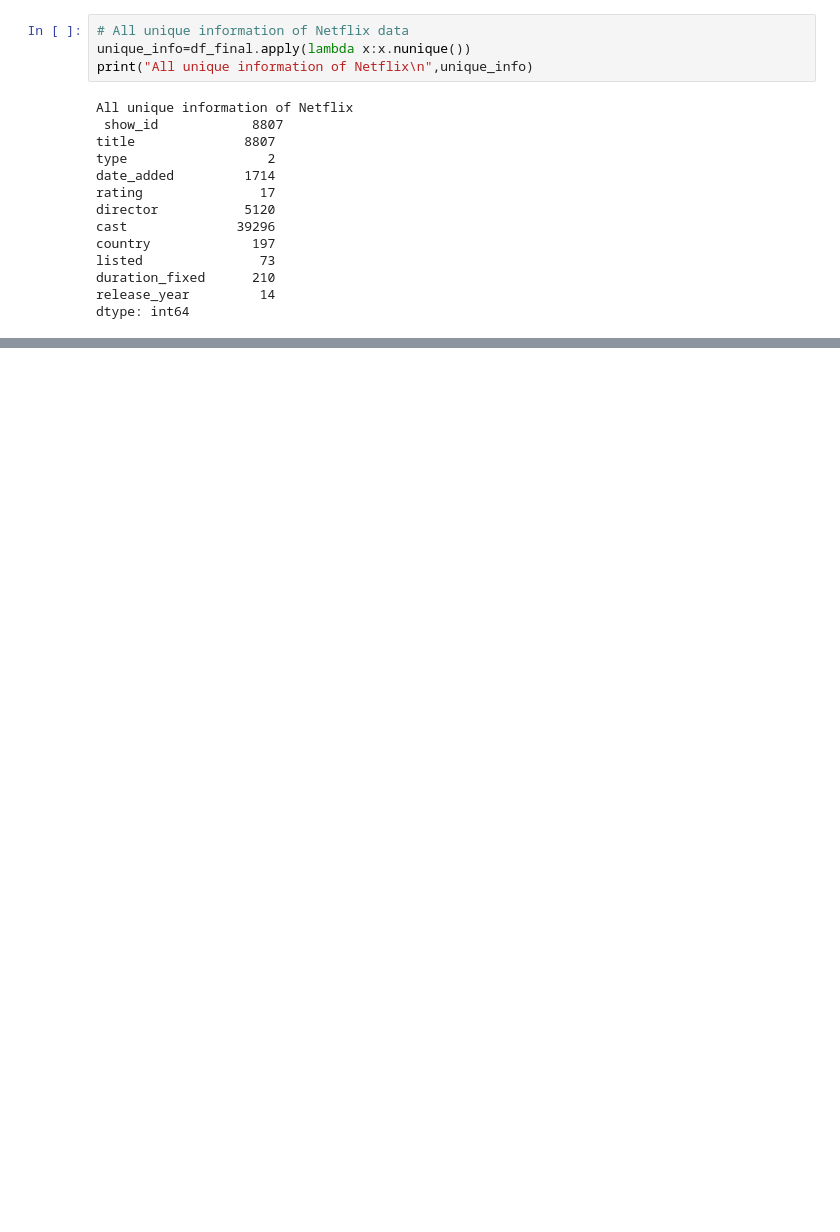
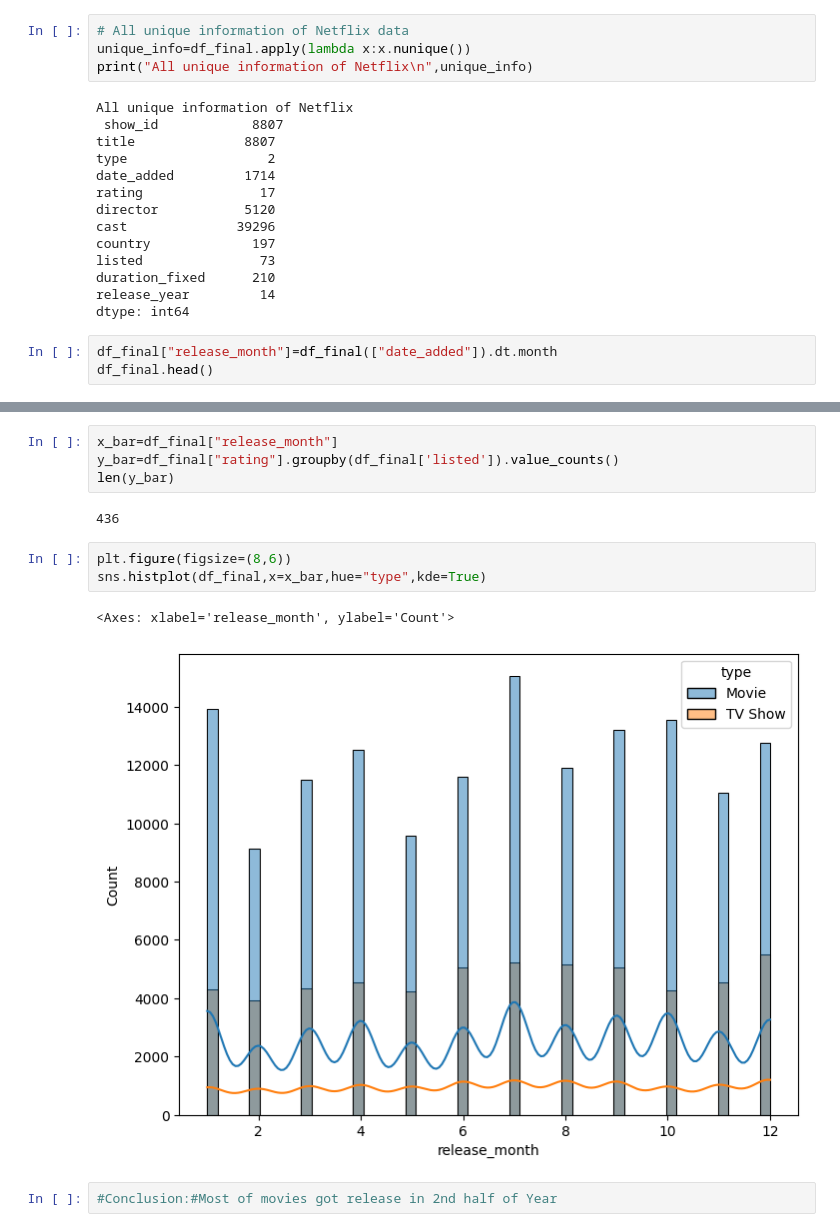
Before and after one commit to Chaitanyachafle/Portfolio, a Jupyter notebook: Netflix_Case_Study.ipynb, the cells around one changed output, grey strips where cells are left out. Cells and saved outputs as stored; diff of their text form; blank space fills up the shorter version.

```diff
--- a/Netflix_Case_Study.ipynb
+++ b/Netflix_Case_Study.ipynb
@@ -661,3 +650,6 @@ listed               73
 duration_fixed      210
 release_year         14
 dtype: int64
+# %%
+df_final["release_month"]=df_final(["date_added"]).dt.month
+df_final.head()
@@ -663,0 +663,14 @@ dtype: int64
+# %%
+x_bar=df_final["release_month"]
+y_bar=df_final["rating"].groupby(df_final['listed']).value_counts()
+len(y_bar)
+# %% [output]
+436
+# %%
+plt.figure(figsize=(8,6))
+sns.histplot(df_final,x=x_bar,hue="type",kde=True)
+# %% [output]
+<Axes: xlabel='release_month', ylabel='Count'>
+[figure, added]
+# %%
+#Conclusion:#Most of movies got release in 2nd half of Year
```
Also changed, not shown: parts of 5 cells of this notebook.
